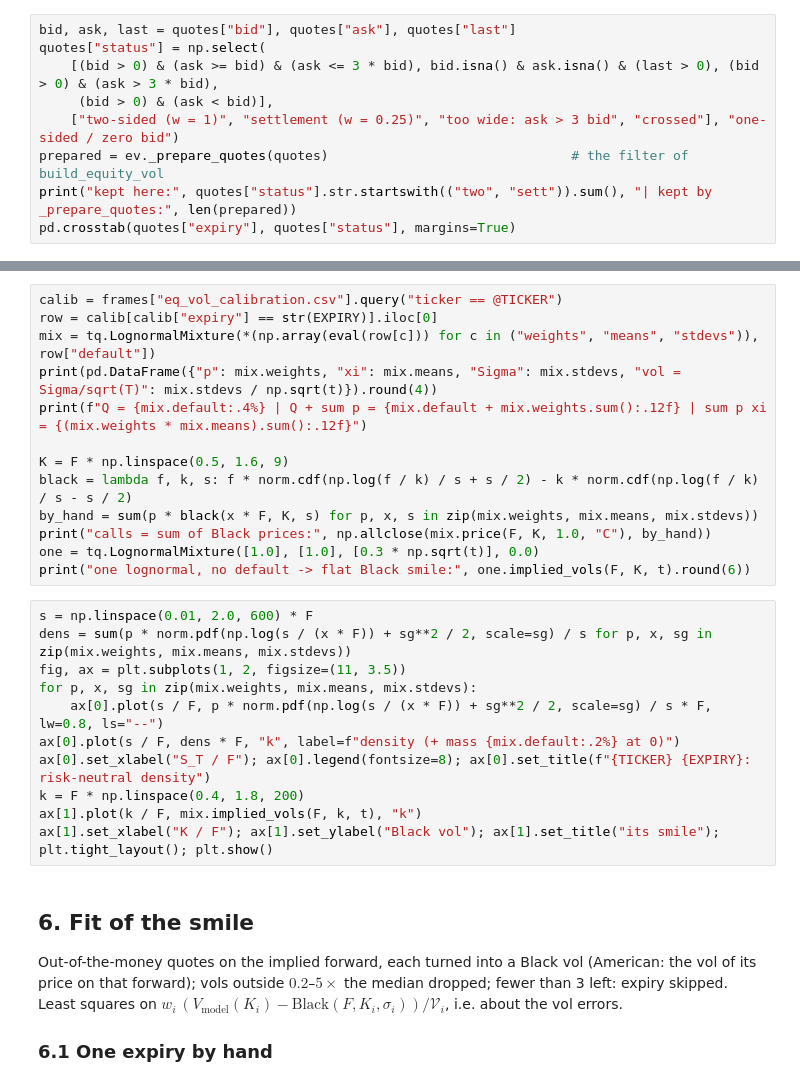
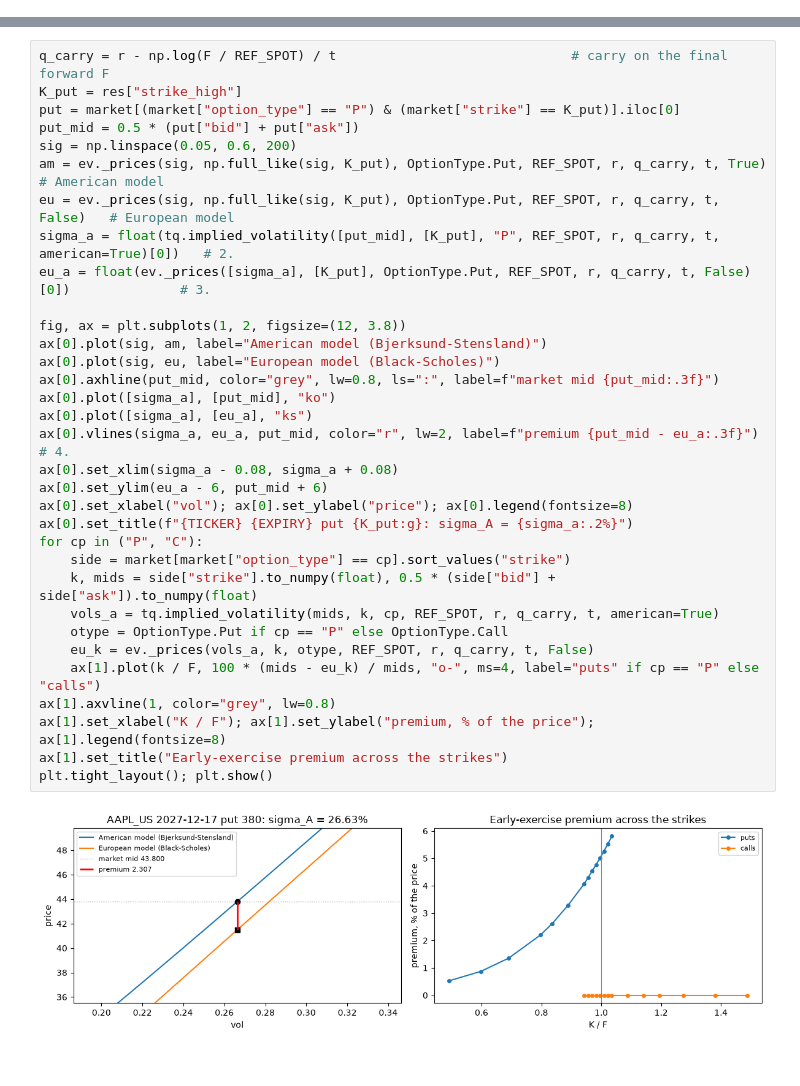
Before and after one commit to andrea220/tQuant, a Jupyter notebook: study/notebooks/equity_vol_calibration.ipynb, the cells around one changed output, grey strips where cells are left out. Saved outputs shown, nothing was run; the diff lists cells and outputs as text.

```diff
--- a/study/notebooks/equity_vol_calibration.ipynb
+++ b/study/notebooks/equity_vol_calibration.ipynb
@@ -133,9 +182,0 @@ Two-sided: $0 <$ bid $\le$ ask $\le 3\times$ bid, at the mid, weight 1. Settleme
-# %%
-bid, ask, last = quotes["bid"], quotes["ask"], quotes["last"]
-quotes["status"] = np.select(
-    [(bid > 0) & (ask >= bid) & (ask <= 3 * bid), bid.isna() & ask.isna() & (last > 0), (bid > 0) & (ask > 3 * bid),
-     (bid > 0) & (ask < bid)],
-    ["two-sided (w = 1)", "settlement (w = 0.25)", "too wide: ask > 3 bid", "crossed"], "one-sided / zero bid")
-prepared = ev._prepare_quotes(quotes)                               # the filter of build_equity_vol
-print("kept here:", quotes["status"].str.startswith(("two", "sett")).sum(), "| kept by _prepare_quotes:", len(prepared))
-pd.crosstab(quotes["expiry"], quotes["status"], margins=True)
@@ -264,30 +517,35 @@ $Q + \sum p_l = 1$, $\sum p_l\xi_l = 1$. Prices = sums of Black prices (plus $QK
 # %%
-calib = frames["eq_vol_calibration.csv"].query("ticker == @TICKER")
-row = calib[calib["expiry"] == str(EXPIRY)].iloc[0]
-mix = tq.LognormalMixture(*(np.array(eval(row[c])) for c in ("weights", "means", "stdevs")), row["default"])
-print(pd.DataFrame({"p": mix.weights, "xi": mix.means, "Sigma": mix.stdevs, "vol = Sigma/sqrt(T)": mix.stdevs / np.sqrt(t)}).round(4))
-print(f"Q = {mix.default:.4%} | Q + sum p = {mix.default + mix.weights.sum():.12f} | sum p xi = {(mix.weights * mix.means).sum():.12f}")
+q_carry = r - np.log(F / REF_SPOT) / t                              # carry on the final forward F
+K_put = res["strike_high"]
+put = market[(market["option_type"] == "P") & (market["strike"] == K_put)].iloc[0]
+put_mid = 0.5 * (put["bid"] + put["ask"])
+sig = np.linspace(0.05, 0.6, 200)
+am = ev._prices(sig, np.full_like(sig, K_put), OptionType.Put, REF_SPOT, r, q_carry, t, True)    # American model
+eu = ev._prices(sig, np.full_like(sig, K_put), OptionType.Put, REF_SPOT, r, q_carry, t, False)   # European model
+sigma_a = float(tq.implied_volatility([put_mid], [K_put], "P", REF_SPOT, r, q_carry, t, american=True)[0])   # 2.
+eu_a = float(ev._prices([sigma_a], [K_put], OptionType.Put, REF_SPOT, r, q_carry, t, False)[0])              # 3.
 
-K = F * np.linspace(0.5, 1.6, 9)
-black = lambda f, k, s: f * norm.cdf(np.log(f / k) / s + s / 2) - k * norm.cdf(np.log(f / k) / s - s / 2)
-by_hand = sum(p * black(x * F, K, s) for p, x, s in zip(mix.weights, mix.means, mix.stdevs))
-print("calls = sum of Black prices:", np.allclose(mix.price(F, K, 1.0, "C"), by_hand))
-one = tq.LognormalMixture([1.0], [1.0], [0.3 * np.sqrt(t)], 0.0)
-print("one lognormal, no default -> flat Black smile:", one.implied_vols(F, K, t).round(6))
+fig, ax = plt.subplots(1, 2, figsize=(12, 3.8))
+ax[0].plot(sig, am, label="American model (Bjerksund-Stensland)")
+ax[0].plot(sig, eu, label="European model (Black-Scholes)")
+ax[0].axhline(put_mid, color="grey", lw=0.8, ls=":", label=f"market mid {put_mid:.3f}")
+ax[0].plot([sigma_a], [put_mid], "ko")
+ax[0].plot([sigma_a], [eu_a], "ks")
+ax[0].vlines(sigma_a, eu_a, put_mid, color="r", lw=2, label=f"premium {put_mid - eu_a:.3f}")   # 4.
+ax[0].set_xlim(sigma_a - 0.08, sigma_a + 0.08)
+ax[0].set_ylim(eu_a - 6, put_mid + 6)
+ax[0].set_xlabel("vol"); ax[0].set_ylabel("price"); ax[0].legend(fontsize=8)
+ax[0].set_title(f"{TICKER} {EXPIRY} put {K_put:g}: sigma_A = {sigma_a:.2%}")
+for cp in ("P", "C"):
+    side = market[market["option_type"] == cp].sort_values("strike")
+    k, mids = side["strike"].to_numpy(float), 0.5 * (side["bid"] + side["ask"]).to_numpy(float)
+    vols_a = tq.implied_volatility(mids, k, cp, REF_SPOT, r, q_carry, t, american=True)
+    otype = OptionType.Put if cp == "P" else OptionType.Call
+    eu_k = ev._prices(vols_a, k, otype, REF_SPOT, r, q_carry, t, False)
+    ax[1].plot(k / F, 100 * (mids - eu_k) / mids, "o-", ms=4, label="puts" if cp == "P" else "calls")
+ax[1].axvline(1, color="grey", lw=0.8)
+ax[1].set_xlabel("K / F"); ax[1].set_ylabel("premium, % of the price"); ax[1].legend(fontsize=8)
+ax[1].set_title("Early-exercise premium across the strikes")
+plt.tight_layout(); plt.show()
+# %% [output]
+[figure, added]
-# %%
-s = np.linspace(0.01, 2.0, 600) * F
-dens = sum(p * norm.pdf(np.log(s / (x * F)) + sg**2 / 2, scale=sg) / s for p, x, sg in zip(mix.weights, mix.means, mix.stdevs))
-fig, ax = plt.subplots(1, 2, figsize=(11, 3.5))
-for p, x, sg in zip(mix.weights, mix.means, mix.stdevs):
-    ax[0].plot(s / F, p * norm.pdf(np.log(s / (x * F)) + sg**2 / 2, scale=sg) / s * F, lw=0.8, ls="--")
-ax[0].plot(s / F, dens * F, "k", label=f"density (+ mass {mix.default:.2%} at 0)")
-ax[0].set_xlabel("S_T / F"); ax[0].legend(fontsize=8); ax[0].set_title(f"{TICKER} {EXPIRY}: risk-neutral density")
-k = F * np.linspace(0.4, 1.8, 200)
-ax[1].plot(k / F, mix.implied_vols(F, k, t), "k")
-ax[1].set_xlabel("K / F"); ax[1].set_ylabel("Black vol"); ax[1].set_title("its smile"); plt.tight_layout(); plt.show()
-# %% [markdown]
-## 6. Fit of the smile
-Out-of-the-money quotes on the implied forward, each turned into a Black vol (American: the vol of its price on that
-forward); vols outside $0.2$–$5\times$ the median dropped; fewer than 3 left: expiry skipped. Least squares on
-$w_i\,(V_{\text{model}}(K_i) - \text{Black}(F, K_i, \sigma_i))/\mathcal V_i$, i.e. about the vol errors.
-### 6.1 One expiry by hand
```
Also changed, not shown: parts of 82 cells of this notebook, 3 other files.
